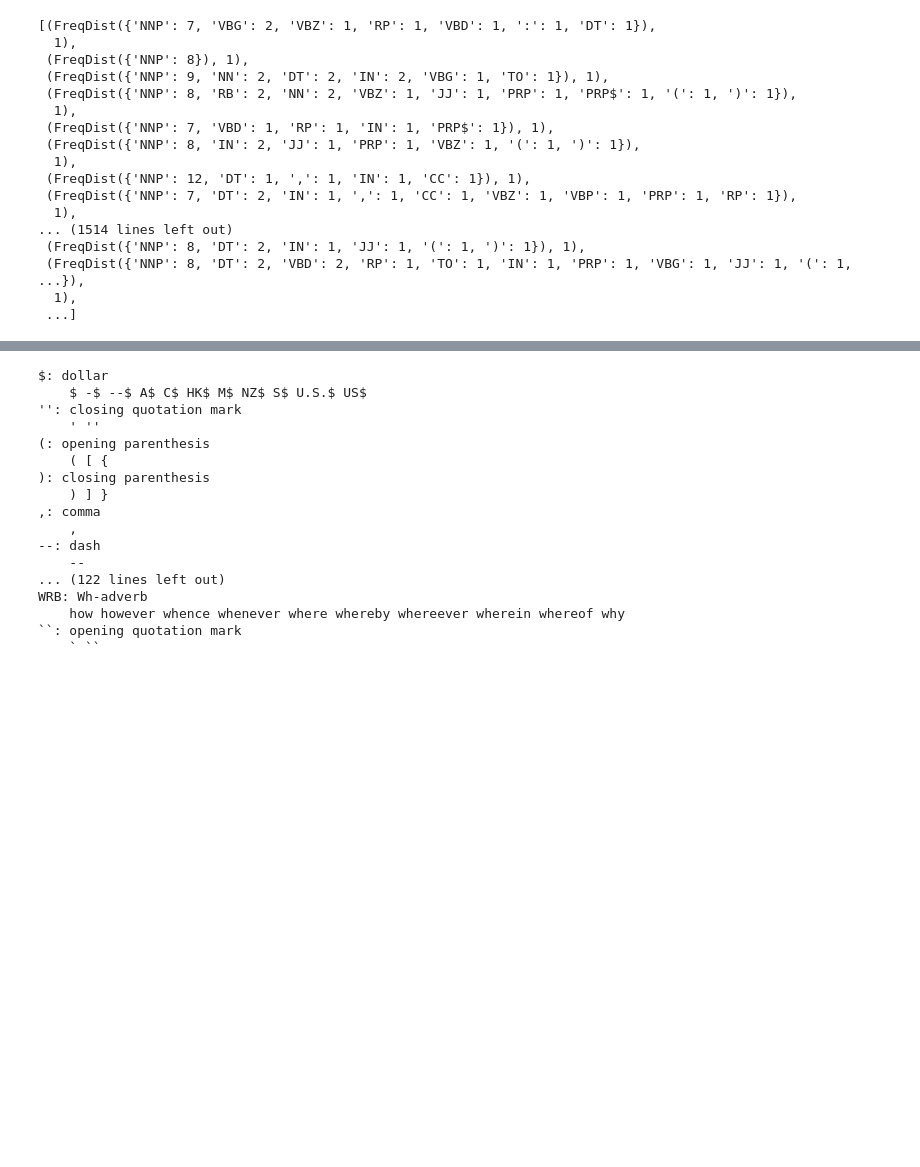
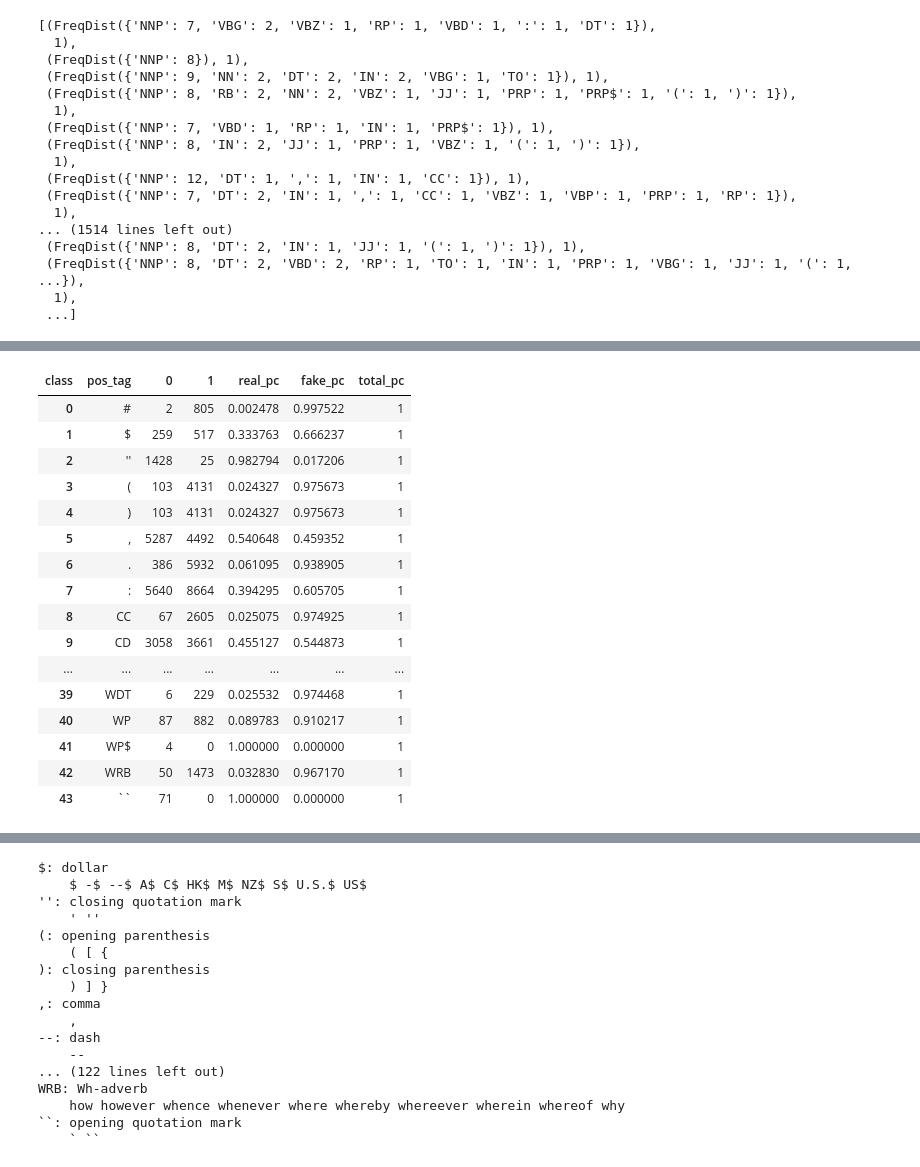
Before and after one commit to brandonyhr98/BT4222-Group-Project, a Jupyter notebook: master_dataset/lingustics.ipynb, the cells around one changed output, grey strips where cells are left out. Saved outputs shown, nothing was run; the diff lists cells and outputs as text; code cells hidden in the pictures; blank space fills up the shorter version.

```diff
--- a/master_dataset/lingustics.ipynb
+++ b/master_dataset/lingustics.ipynb
@@ -153,0 +156,25 @@ fd_pivot
+# %%
+fd_pivot = fd_pivot.reset_index()
+fd_pivot['real_pc'] = fd_pivot[0] / (fd_pivot[0] + fd_pivot[1])
+fd_pivot['fake_pc'] = fd_pivot[1] / (fd_pivot[0] + fd_pivot[1])
+fd_pivot['total_pc'] = 1
+fd_pivot
+# 0 is real, 1 is fake
+# %% [output]
+| class | pos_tag | 0 | 1 | real_pc | fake_pc | total_pc |
+| 0 | # | 2 | 805 | 0.002478 | 0.997522 | 1 |
+| 1 | $ | 259 | 517 | 0.333763 | 0.666237 | 1 |
+| 2 | '' | 1428 | 25 | 0.982794 | 0.017206 | 1 |
+| 3 | ( | 103 | 4131 | 0.024327 | 0.975673 | 1 |
+| 4 | ) | 103 | 4131 | 0.024327 | 0.975673 | 1 |
+| 5 | , | 5287 | 4492 | 0.540648 | 0.459352 | 1 |
+| 6 | . | 386 | 5932 | 0.061095 | 0.938905 | 1 |
+| 7 | : | 5640 | 8664 | 0.394295 | 0.605705 | 1 |
+| 8 | CC | 67 | 2605 | 0.025075 | 0.974925 | 1 |
+| 9 | CD | 3058 | 3661 | 0.455127 | 0.544873 | 1 |
+| ... | ... | ... | ... | ... | ... | ... |
+| 39 | WDT | 6 | 229 | 0.025532 | 0.974468 | 1 |
+| 40 | WP | 87 | 882 | 0.089783 | 0.910217 | 1 |
+| 41 | WP$ | 4 | 0 | 1.000000 | 0.000000 | 1 |
+| 42 | WRB | 50 | 1473 | 0.032830 | 0.967170 | 1 |
+| 43 | `` | 71 | 0 | 1.000000 | 0.000000 | 1 |
```
Also changed, not shown: parts of 4 cells of this notebook.
